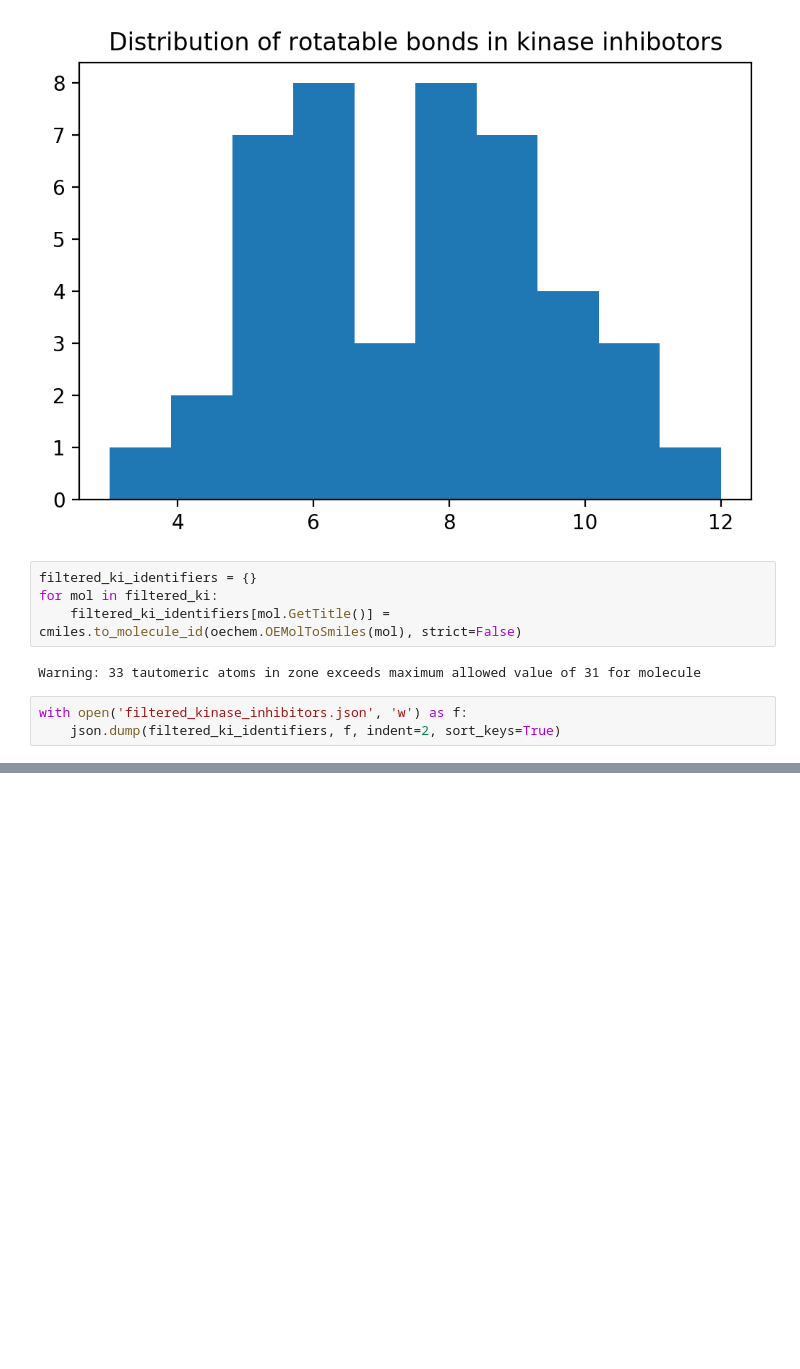
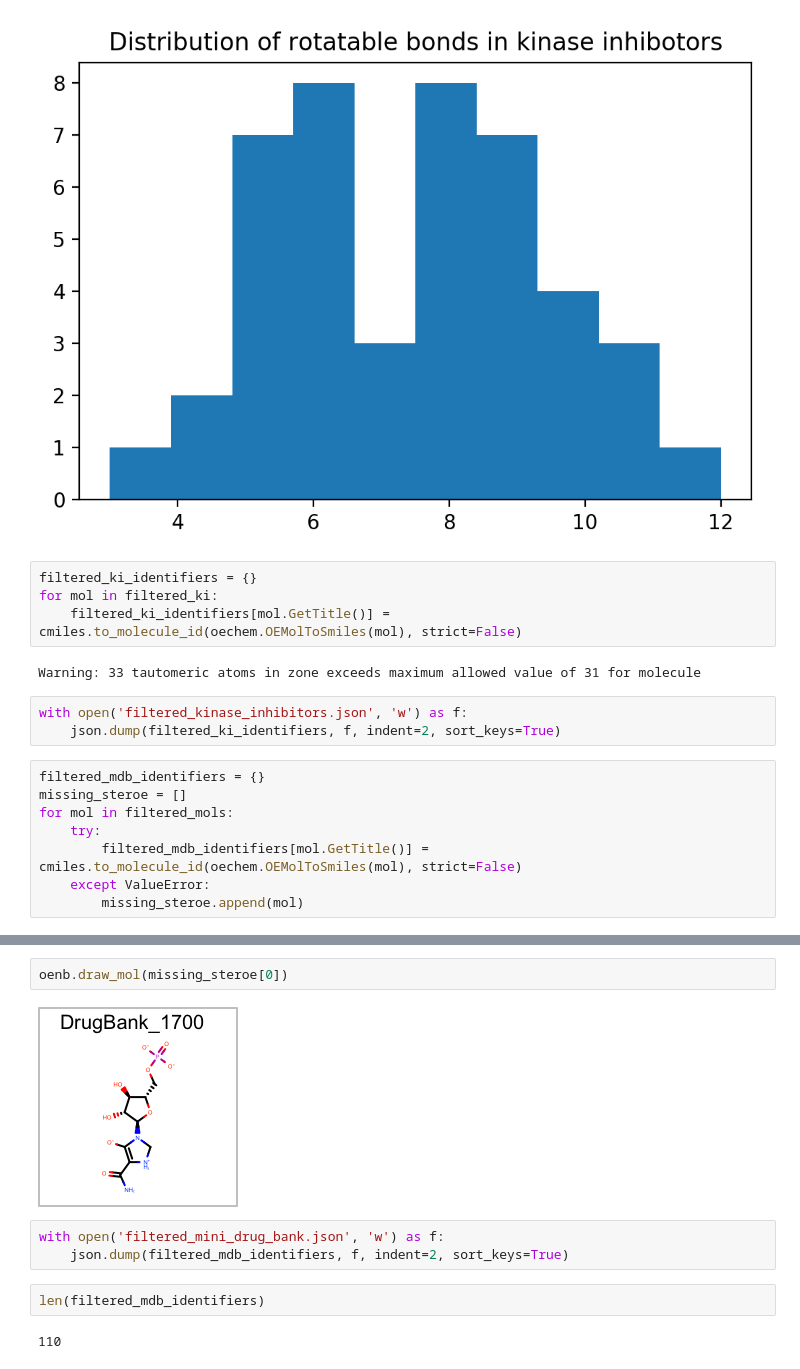
Before and after one commit to choderalab/fragmenter_data, a Jupyter notebook: combinatorial_fragmentation/filter/filter_molecules.ipynb, the cells around one changed output, grey strips where cells are left out. Cells and saved outputs as stored; diff of their text form; blank space fills up the shorter version.

Commit message:
filter mini drug bank for combinatorial fragmentation

```diff
--- a/combinatorial_fragmentation/filter/filter_molecules.ipynb
+++ b/combinatorial_fragmentation/filter/filter_molecules.ipynb
@@ -134,3 +134,11 @@ Warning: 33 tautomeric atoms in zone exceeds maximum allowed value of 31 for mol
 # %%
 with open('filtered_kinase_inhibitors.json', 'w') as f:
     json.dump(filtered_ki_identifiers, f, indent=2, sort_keys=True)
+# %%
+filtered_mdb_identifiers = {}
+missing_steroe = []
+for mol in filtered_mols:
+    try:
+        filtered_mdb_identifiers[mol.GetTitle()] = cmiles.to_molecule_id(oechem.OEMolToSmiles(mol), strict=False)
+    except ValueError:
+        missing_steroe.append(mol)
@@ -136,0 +149,11 @@ with open('filtered_kinase_inhibitors.json', 'w') as f:
+# %%
+oenb.draw_mol(missing_steroe[0])
+# %% [output]
+[figure, added]
+# %%
+with open('filtered_mini_drug_bank.json', 'w') as f:
+    json.dump(filtered_mdb_identifiers, f, indent=2, sort_keys=True)
+# %%
+len(filtered_mdb_identifiers)
+# %% [output]
+110
```
Also changed, not shown: parts of 1 cell of this notebook, 1 other file.
